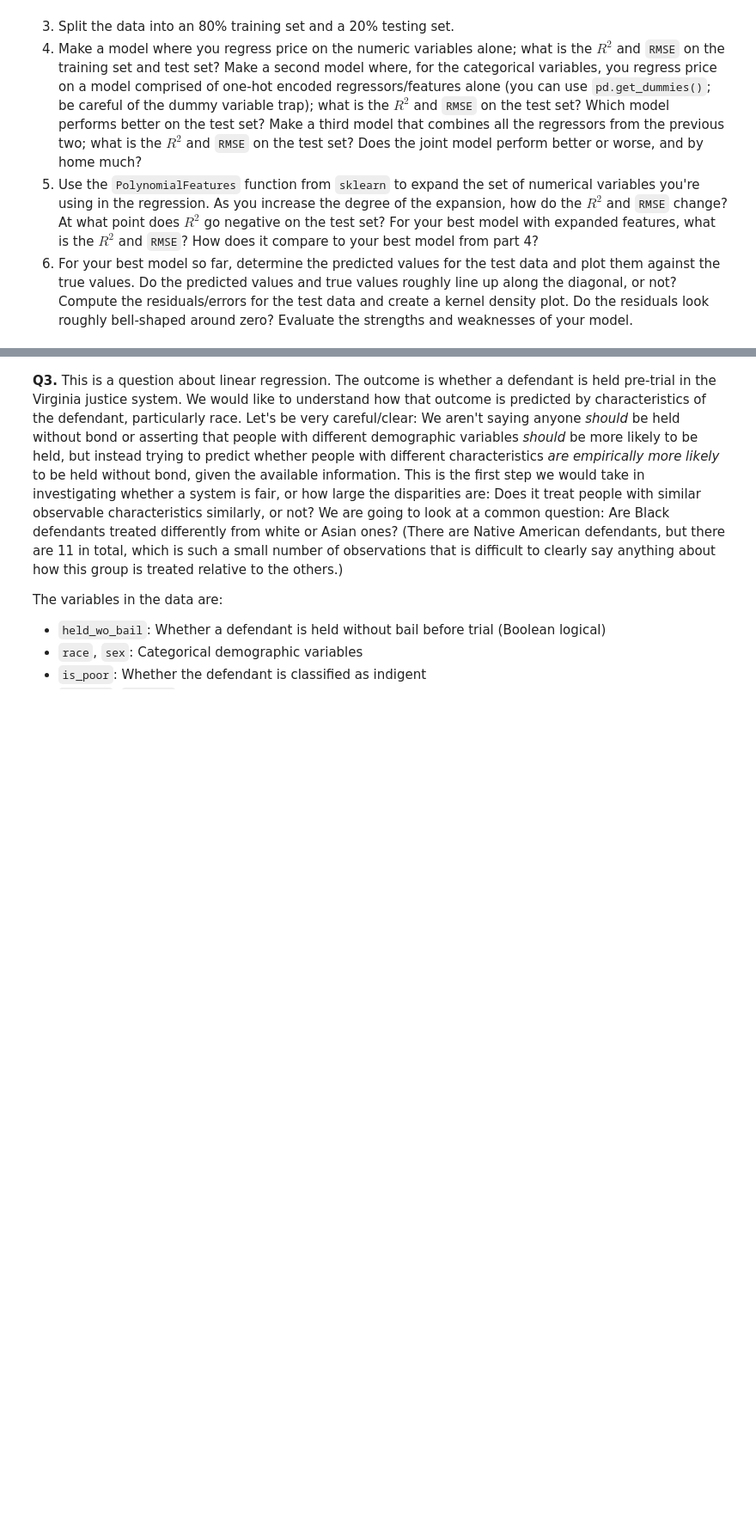
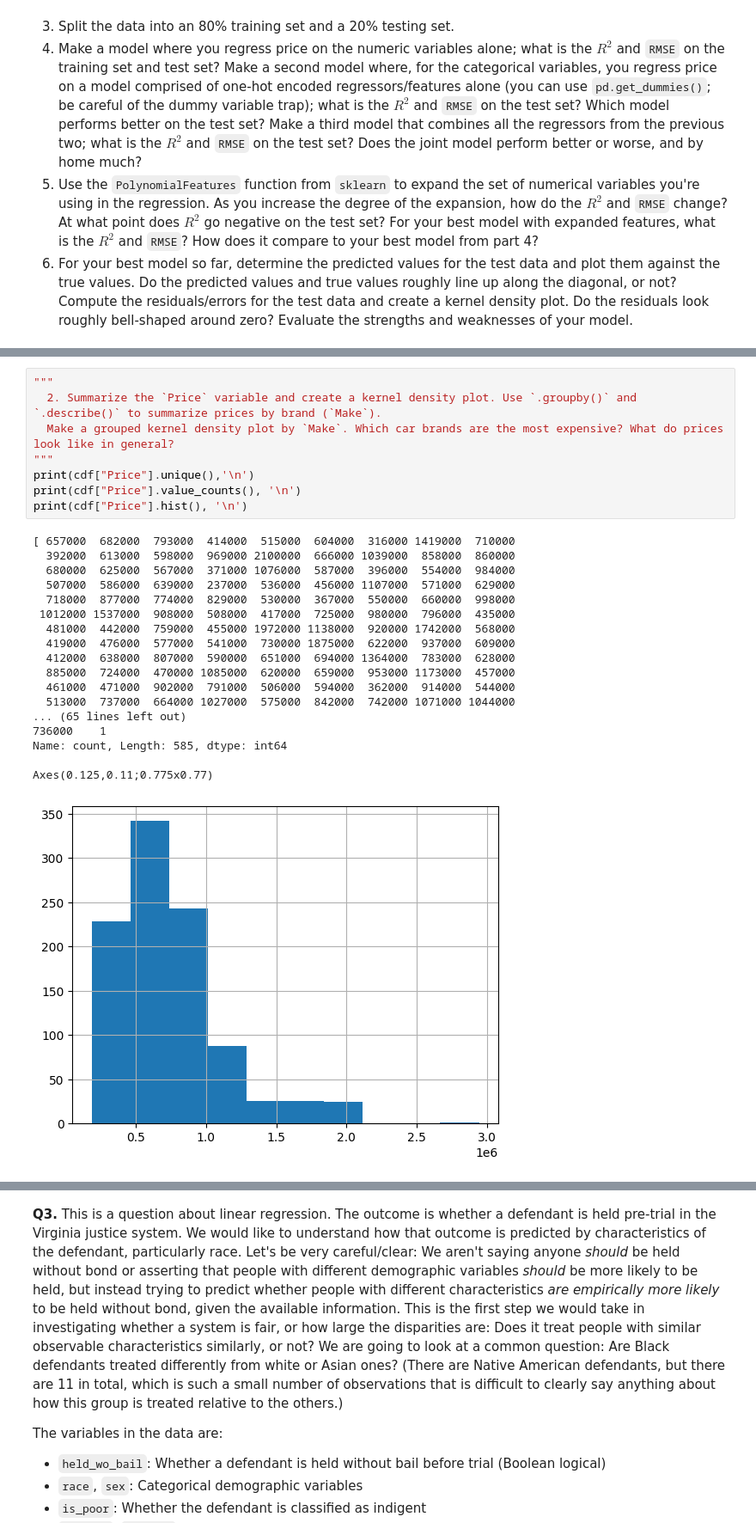
Before and after one commit to gckang/linearRegression, a Jupyter notebook: assignment.ipynb, the cells around one changed output, grey strips where cells are left out. Shown: that part at 86% size. Saved outputs shown, nothing was run; the diff lists cells and outputs as text; blank space fills up the shorter version.

```diff
--- a/assignment.ipynb
+++ b/assignment.ipynb
@@ -251,0 +272,27 @@ Hint: Think about how multilple linear regression works.
+# %%
+"""
+  2. Summarize the `Price` variable and create a kernel density plot. Use `.groupby()` and `.describe()` to summarize prices by brand (`Make`).
+  Make a grouped kernel density plot by `Make`. Which car brands are the most expensive? What do prices look like in general?
+"""
+print(cdf["Price"].unique(),'\n')
+print(cdf["Price"].value_counts(), '\n')
+print(cdf["Price"].hist(), '\n')
+# %% [output]
+[ 657000  682000  793000  414000  515000  604000  316000 1419000  710000
+  392000  613000  598000  969000 2100000  666000 1039000  858000  860000
+  680000  625000  567000  371000 1076000  587000  396000  554000  984000
+  507000  586000  639000  237000  536000  456000 1107000  571000  629000
+  718000  877000  774000  829000  530000  367000  550000  660000  998000
+ 1012000 1537000  908000  508000  417000  725000  980000  796000  435000
+  481000  442000  759000  455000 1972000 1138000  920000 1742000  568000
+  419000  476000  577000  541000  730000 1875000  622000  937000  609000
+  412000  638000  807000  590000  651000  694000 1364000  783000  628000
+  885000  724000  470000 1085000  620000  659000  953000 1173000  457000
+  461000  471000  902000  791000  506000  594000  362000  914000  544000
+  513000  737000  664000 1027000  575000  842000  742000 1071000 1044000
+... (65 lines left out)
+736000    1
+Name: count, Length: 585, dtype: int64
+
+Axes(0.125,0.11;0.775x0.77)
+[figure, added]
```
Also changed, not shown: parts of 18 cells of this notebook.
